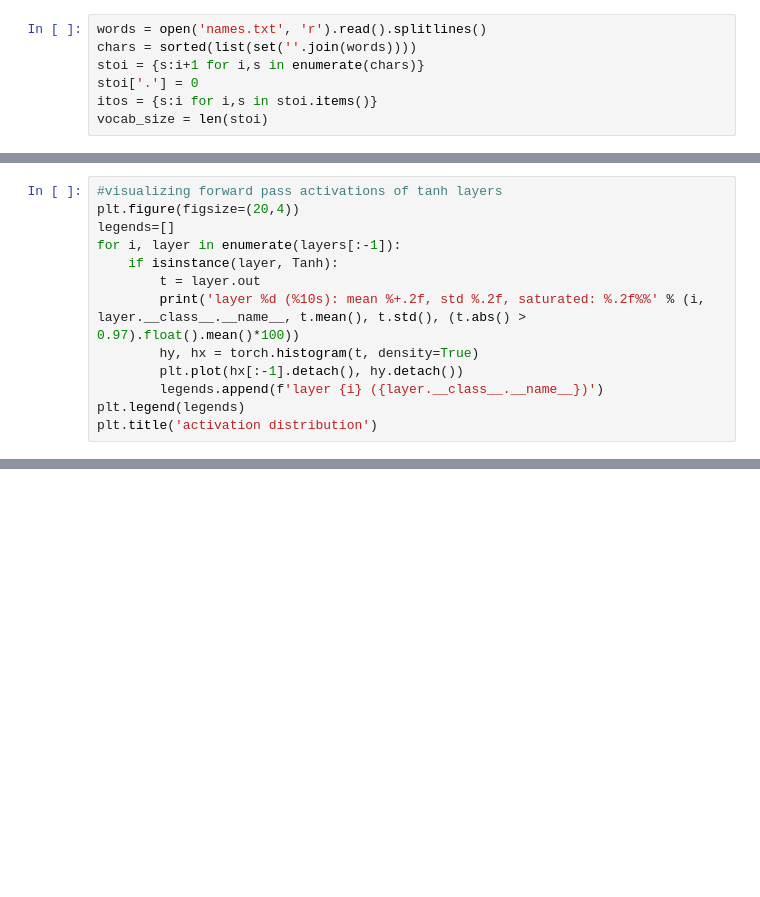
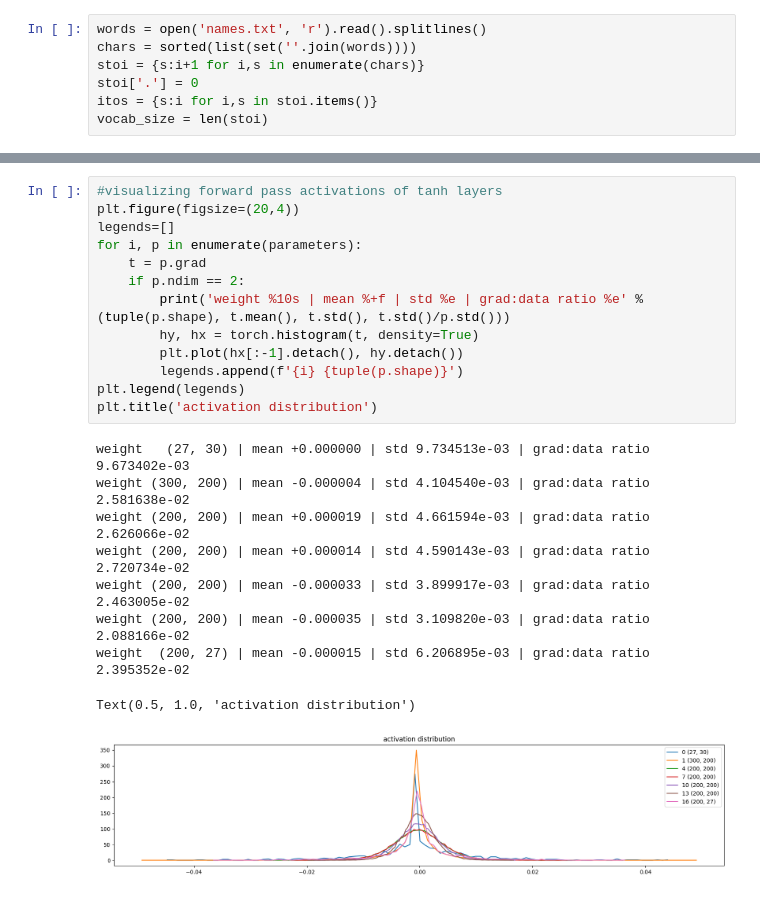
Before and after one commit to manojravindran90/ml, a Jupyter notebook: makemore.ipynb, the cells around one changed output, grey strips where cells are left out. Drawn from its saved outputs; the diff is of its cells as text; blank space fills up the shorter version.

```diff
--- a/makemore.ipynb
+++ b/makemore.ipynb
@@ -254,13 +212,0 @@ Text(0.5, 1.0, 'activation distribution')
-# %%
-#visualizing forward pass activations of tanh layers
-plt.figure(figsize=(20,4))
-legends=[]
-for i, layer in enumerate(layers[:-1]):
-    if isinstance(layer, Tanh):
-        t = layer.out
-        print('layer %d (%10s): mean %+.2f, std %.2f, saturated: %.2f%%' % (i, layer.__class__.__name__, t.mean(), t.std(), (t.abs() > 0.97).float().mean()*100))
-        hy, hx = torch.histogram(t, density=True)
-        plt.plot(hx[:-1].detach(), hy.detach())
-        legends.append(f'layer {i} ({layer.__class__.__name__})')
-plt.legend(legends)
-plt.title('activation distribution')
@@ -266,0 +227,23 @@ plt.title('activation distribution')
+# %%
+#visualizing forward pass activations of tanh layers
+plt.figure(figsize=(20,4))
+legends=[]
+for i, p in enumerate(parameters):
+    t = p.grad
+    if p.ndim == 2:
+        print('weight %10s | mean %+f | std %e | grad:data ratio %e' % (tuple(p.shape), t.mean(), t.std(), t.std()/p.std()))
+        hy, hx = torch.histogram(t, density=True)
+        plt.plot(hx[:-1].detach(), hy.detach())
+        legends.append(f'{i} {tuple(p.shape)}')
+plt.legend(legends)
+plt.title('activation distribution')
+# %% [output]
+weight   (27, 30) | mean +0.000000 | std 9.734513e-03 | grad:data ratio 9.673402e-03
+weight (300, 200) | mean -0.000004 | std 4.104540e-03 | grad:data ratio 2.581638e-02
+weight (200, 200) | mean +0.000019 | std 4.661594e-03 | grad:data ratio 2.626066e-02
+weight (200, 200) | mean +0.000014 | std 4.590143e-03 | grad:data ratio 2.720734e-02
+weight (200, 200) | mean -0.000033 | std 3.899917e-03 | grad:data ratio 2.463005e-02
+weight (200, 200) | mean -0.000035 | std 3.109820e-03 | grad:data ratio 2.088166e-02
+weight  (200, 27) | mean -0.000015 | std 6.206895e-03 | grad:data ratio 2.395352e-02
+Text(0.5, 1.0, 'activation distribution')
+[figure, added]
```
Also changed, not shown: parts of 16 cells of this notebook, 1 other file.
